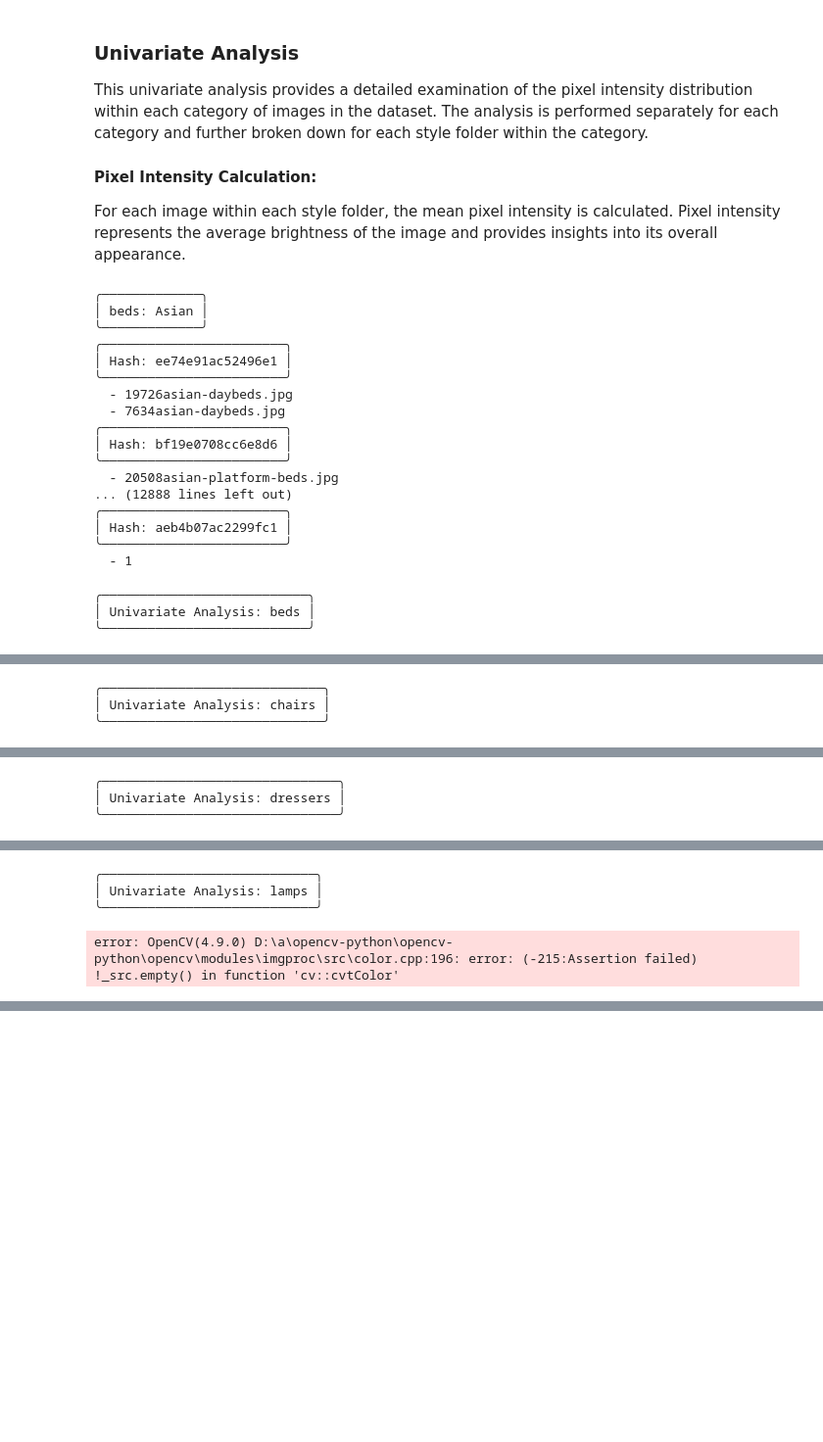
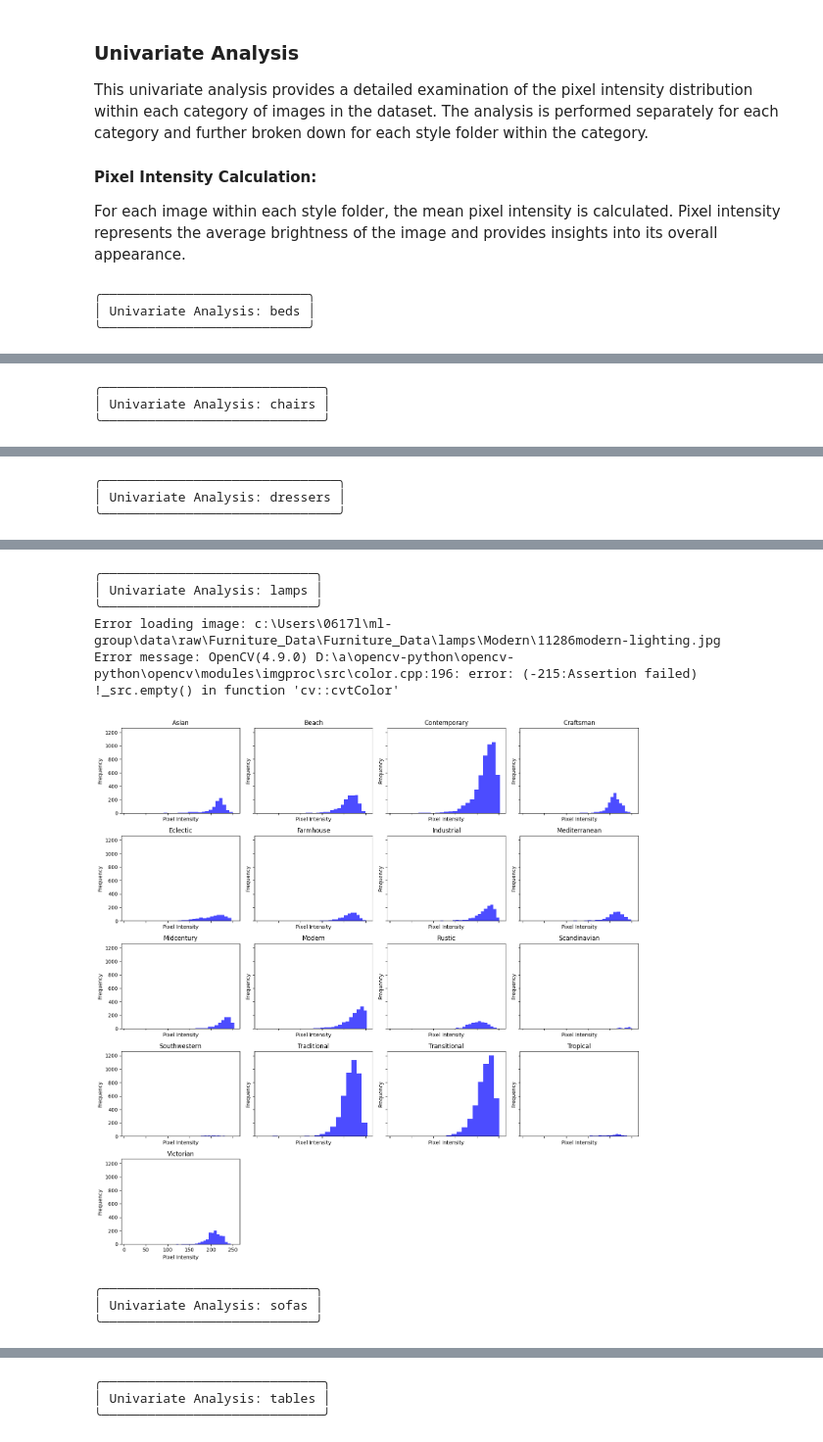
Before and after one commit to Mudoker/furniture-recognition-model, a Jupyter notebook: notebooks/data_analysis/exploratory_data_analysis.ipynb, the cells around one changed output, grey strips where cells are left out. Shown at 98% size. Saved outputs shown, nothing was run; the diff lists cells and outputs as text; code cells hidden in the pictures; blank space fills up the shorter version.

Commit message:
feat!: univariate final result with displaying error message if there's no such an img

```diff
--- a/notebooks/data_analysis/exploratory_data_analysis.ipynb
+++ b/notebooks/data_analysis/exploratory_data_analysis.ipynb
@@ -325,46 +356,20 @@ This univariate analysis provides a detailed examination of the pixel intensity
 
 #### Pixel Intensity Calculation:
 For each image within each style folder, the mean pixel intensity is calculated. Pixel intensity represents the average brightness of the image and provides insights into its overall appearance.
-# %%
-# for i in styles_array:
-for category, folder_path in image_dir.items():
-    # Print images key
-    for i in style_folders:
-        style_folder_path = os.path.join(folder_path, i)
-
-        # Print images key
-        styler.boxify(f"{category}: {i}")
-
-        leon.detect_duplicates(
-            path=style_folder_path, limit=-1, hash_type="phash", is_delete=True
-        )
-# %% [output]
-╭─────────────╮
-│ beds: Asian │
-╰─────────────╯
-╭────────────────────────╮
-│ Hash: ee74e91ac52496e1 │
-╰────────────────────────╯
-  - 19726asian-daybeds.jpg
-  - 7634asian-daybeds.jpg
-╭────────────────────────╮
-│ Hash: bf19e0708cc6e8d6 │
-╰────────────────────────╯
-  - 20508asian-platform-beds.jpg
-... (12888 lines left out)
-╭────────────────────────╮
-│ Hash: aeb4b07ac2299fc1 │
-╰────────────────────────╯
-  - 1
 # %%
 import cv2
 
 def load_image(image_path):
-    # Load the image using OpenCV
-    image = cv2.imread(image_path)
-    # Convert the image to RGB format (OpenCV loads images in BGR format by default)
-    image = cv2.cvtColor(image, cv2.COLOR_BGR2RGB)
-    return image
+    try:
+        # Load the image using OpenCV
+        image = cv2.imread(image_path)
+        # Convert the image to RGB format (OpenCV loads images in BGR format by default)
+        image = cv2.cvtColor(image, cv2.COLOR_BGR2RGB)
+        return image
+    except Exception as e:
+        print(f"Error loading image: {image_path}")
+        print(f"Error message: {str(e)}")
+        return None
 # %%
 def univariate_analysis(image_dir):
     # Iterate over the image directories
@@ -395,6 +400,10 @@ def univariate_analysis(image_dir):
                 image_path = os.path.join(style_folder_path, image_name)
                 image = load_image(image_path)
 
+                # Skip the iteration round if image loading failed
+                if image is None:
+                    continue
+
                 # Calculate the mean pixel intensity and store it
                 mean_intensity = np.mean(image)
                 pixel_intensities.append(mean_intensity)
@@ -413,31 +422,36 @@ def univariate_analysis(image_dir):
             axes[i].hist(pixel_intensities, bins=20, color='blue', alpha=0.7)
             axes[i].set_xlabel('Pixel Intensity')
             axes[i].set_ylabel('Frequency')
             axes[i].set_title(f'{style_folders[i]}')
 
         # Hide any remaining axes
         for j in range(num_styles, num_rows*num_cols):
             axes[j].axis('off')
 
         plt.tight_layout()
         plt.show()
 
 # Call the univariate_analysis function
 univariate_analysis(image_dir)
 # %% [output]
 ╭───────────────────────────╮
 │ Univariate Analysis: beds │
 ╰───────────────────────────╯
 [figure]
 ╭─────────────────────────────╮
 │ Univariate Analysis: chairs │
 ╰─────────────────────────────╯
 [figure]
 ╭───────────────────────────────╮
 │ Univariate Analysis: dressers │
 ╰───────────────────────────────╯
 [figure]
 ╭────────────────────────────╮
 │ Univariate Analysis: lamps │
 ╰────────────────────────────╯
+Error loading image: c:\Users\0617l\ml-group\data\raw\Furniture_Data\Furniture_Data\lamps\Modern\11286modern-lighting.jpg
+Error message: OpenCV(4.9.0) D:\a\opencv-python\opencv-python\opencv\modules\imgproc\src\color.cpp:196: error: (-215:Assertion failed) !_src.empty() in function 'cv::cvtColor'
+[figure, added]
-error: OpenCV(4.9.0) D:\a\opencv-python\opencv-python\opencv\modules\imgproc\src\color.cpp:196: error: (-215:Assertion failed) !_src.empty() in function 'cv::cvtColor'
+╭────────────────────────────╮
+│ Univariate Analysis: sofas │
+╰────────────────────────────╯
@@ -443,0 +459,3 @@ error: OpenCV(4.9.0) D:\a\opencv-python\opencv-python\opencv\modules\imgproc\src
+╭─────────────────────────────╮
+│ Univariate Analysis: tables │
+╰─────────────────────────────╯
```
Also changed, not shown: parts of 2 cells of this notebook.
